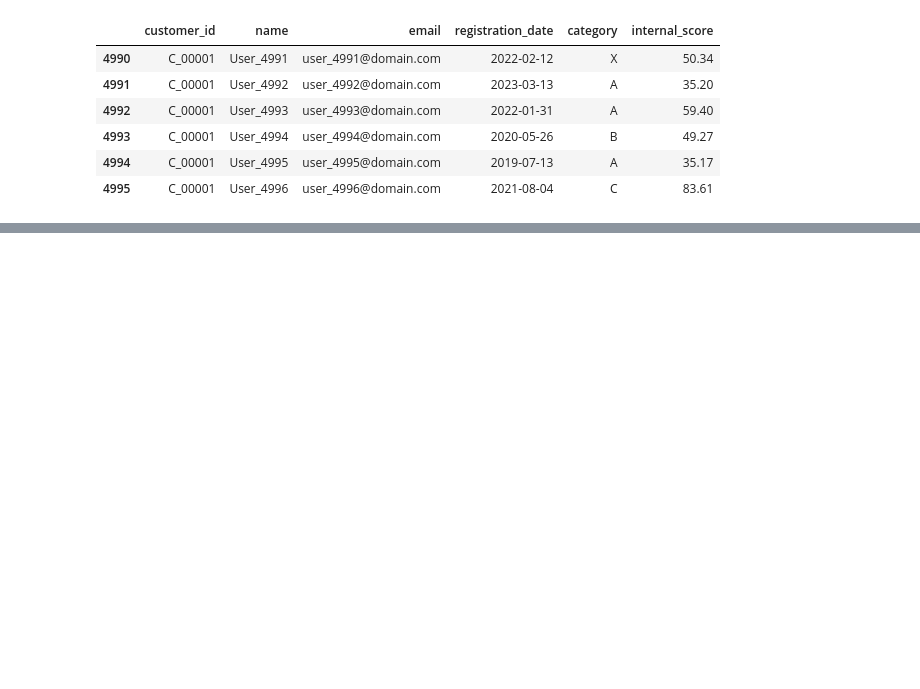
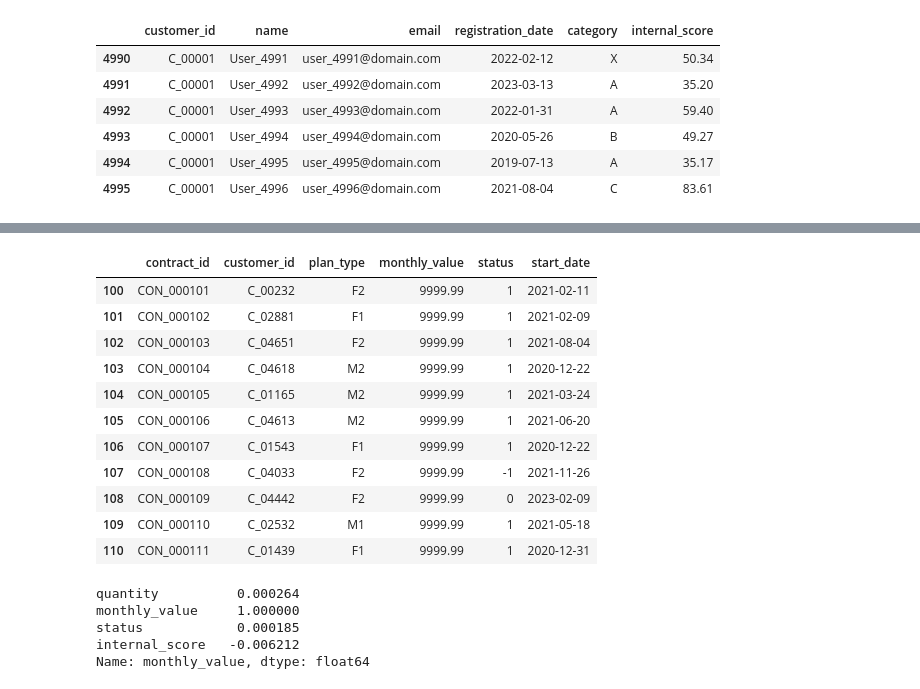
Before and after one commit to PetrongariYanina/ETL-to-MBD, a Jupyter notebook: ETL.ipynb, the cells around one changed output, grey strips where cells are left out. Drawn from its saved outputs; the diff is of its cells as text; code cells hidden in the pictures; blank space fills up the shorter version.

```diff
--- a/ETL.ipynb
+++ b/ETL.ipynb
@@ -136,0 +252,16 @@ no_coinciden
+# %%
+valor_mayor_9999 = contracts[contracts["monthly_value"] >= 9999]
+valor_mayor_9999
+# %% [output]
+|  | contract_id | customer_id | plan_type | monthly_value | status | start_date |
+| 100 | CON_000101 | C_00232 | F2 | 9999.99 | 1 | 2021-02-11 |
+| 101 | CON_000102 | C_02881 | F1 | 9999.99 | 1 | 2021-02-09 |
+| 102 | CON_000103 | C_04651 | F2 | 9999.99 | 1 | 2021-08-04 |
+| 103 | CON_000104 | C_04618 | M2 | 9999.99 | 1 | 2020-12-22 |
+| 104 | CON_000105 | C_01165 | M2 | 9999.99 | 1 | 2021-03-24 |
+| 105 | CON_000106 | C_04613 | M2 | 9999.99 | 1 | 2021-06-20 |
+| 106 | CON_000107 | C_01543 | F1 | 9999.99 | 1 | 2020-12-22 |
+| 107 | CON_000108 | C_04033 | F2 | 9999.99 | -1 | 2021-11-26 |
+| 108 | CON_000109 | C_04442 | F2 | 9999.99 | 0 | 2023-02-09 |
+| 109 | CON_000110 | C_02532 | M1 | 9999.99 | 1 | 2021-05-18 |
+| 110 | CON_000111 | C_01439 | F1 | 9999.99 | 1 | 2020-12-31 |
@@ -136,0 +271,12 @@ no_coinciden
+# %%
+# Calcular matriz de correlación
+matriz_corr = df_tres_tablas.corr(numeric_only=True)
+
+# Ver la correlación de una columna
+print(matriz_corr['monthly_value'])
+# %% [output]
+quantity          0.000264
+monthly_value     1.000000
+status            0.000185
+internal_score   -0.006212
+Name: monthly_value, dtype: float64
```
Also changed, not shown: parts of 52 cells of this notebook.
